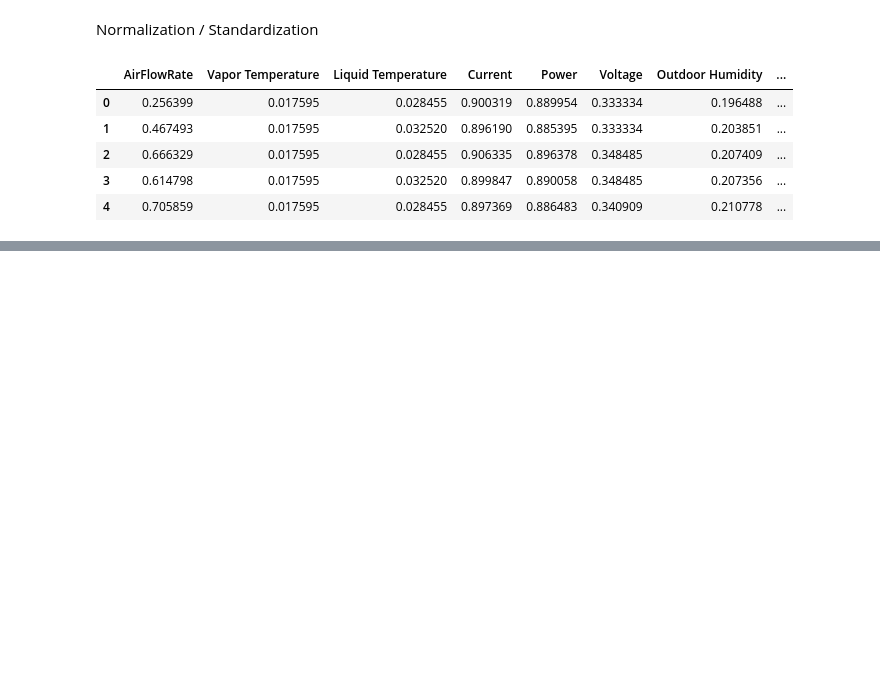
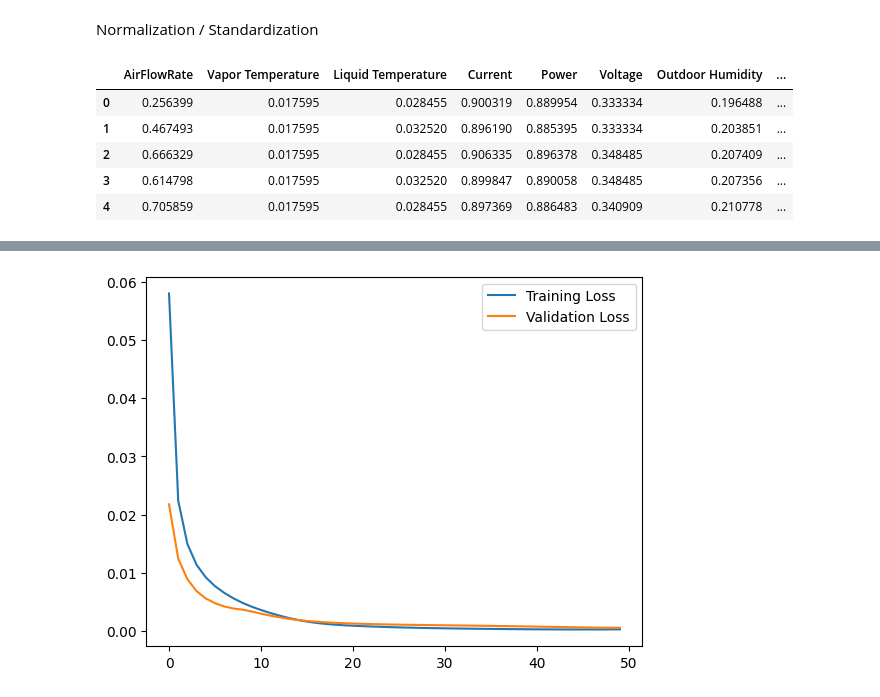
Before and after one commit to AkilaIsuri/AirConditioner-AnomalyDetection, a Jupyter notebook: Model_training.ipynb, the cells around one changed output, grey strips where cells are left out. Drawn from its saved outputs; the diff is of its cells as text; code cells hidden in the pictures; blank space fills up the shorter version.

Commit message:
Model Training

```diff
--- a/Model_training.ipynb
+++ b/Model_training.ipynb
@@ -71,0 +87,4 @@ scaled_data.head()
+# %%
+window_size = 10
+n_features = df.shape[1]
+n_features
@@ -71,0 +95,2 @@ scaled_data.head()
+# %%
+sequences = create_sequences(scaled_data, window_size)
@@ -71,0 +99,4 @@ scaled_data.head()
+# %%
+train_size = int(0.8*len(sequences))
+train_sequences = sequences[:train_size]
+test_sequences = sequences[train_size:]
@@ -71,0 +110,13 @@ scaled_data.head()
+# %%
+model = Sequential()
+model.add(LSTM(64, input_shape=(10, 9), return_sequences=True))  # Return full sequence
+model.add(Dense(9))  # Match the 9 features for each timestep
+
+model.compile(optimizer='adam', loss='mse')
+
+# Train the model
+history = model.fit(train_sequences, train_sequences,
+                    epochs=50,
+                    batch_size=32,
+                    validation_split=0.1,
+                    shuffle=False)
@@ -71,0 +142,7 @@ scaled_data.head()
+# %%
+plt.plot(history.history['loss'], label='Training Loss')
+plt.plot(history.history['val_loss'], label='Validation Loss')
+plt.legend()
+plt.show()
+# %% [output]
+[figure, added]
```
Also changed, not shown: parts of 13 cells of this notebook.
